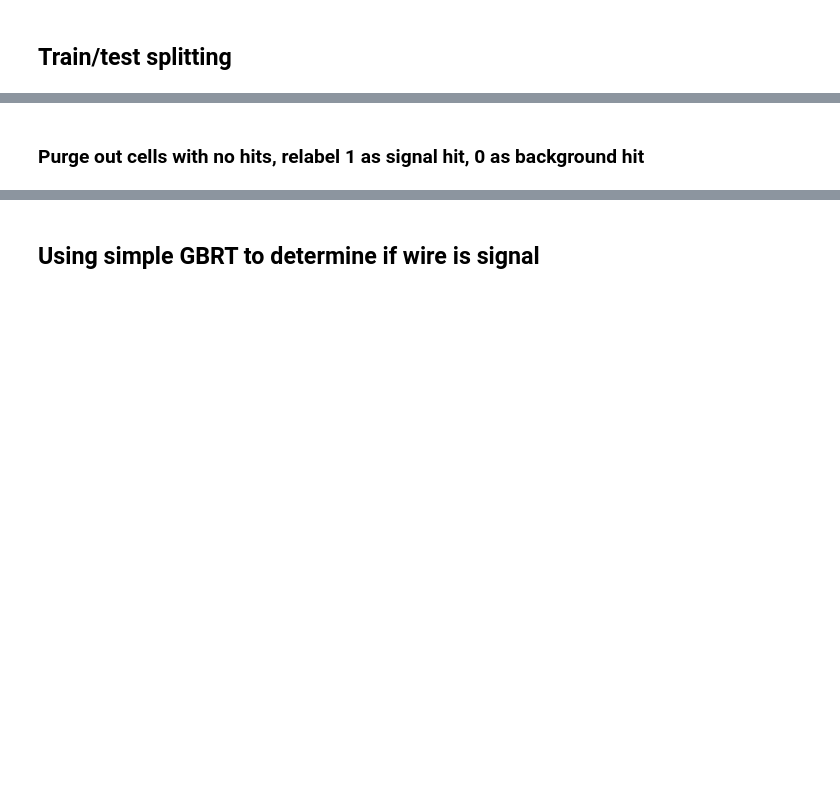
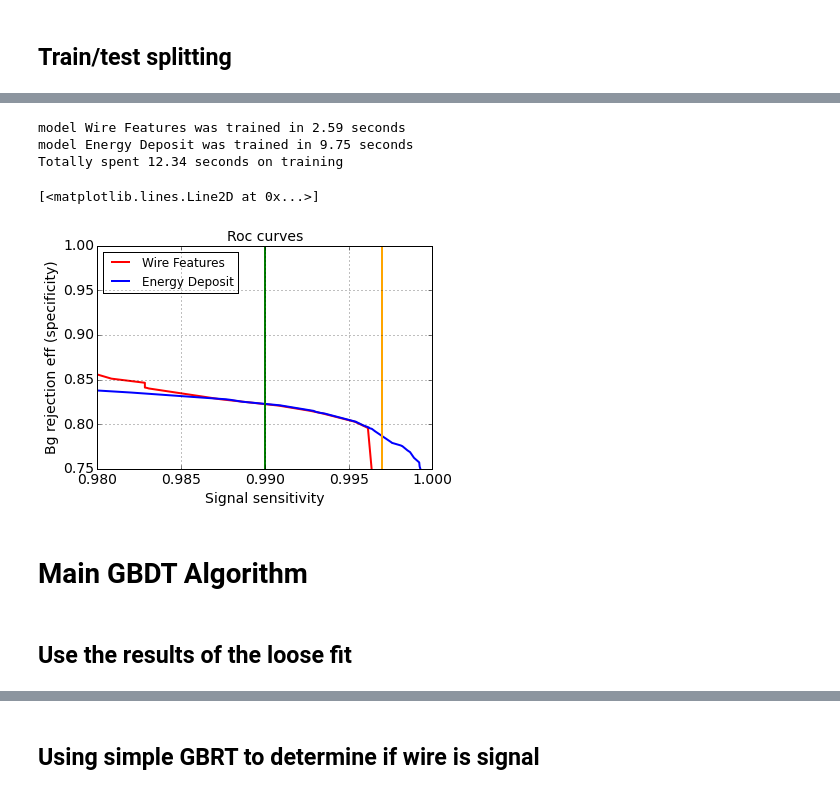
Before and after one commit to ewengillies/track-finding-yandex, a Jupyter notebook: notebooks/LocalBasedFiltering.ipynb, the cells around one changed output, grey strips where cells are left out. Drawn from its saved outputs; the diff is of its cells as text; code cells hidden in the pictures; blank space fills up the shorter version.

```diff
--- a/notebooks/LocalBasedFiltering.ipynb
+++ b/notebooks/LocalBasedFiltering.ipynb
@@ -98,0 +138,19 @@ train_data, test_data = data[train_events].reshape(-1, n_feats), data[test_event
+# %%
+# Train the classifier
+factory.fit(wire_trn_data, wire_trn_data['labels'])
+pass
+# %% [output]
+model Wire Features was trained in 2.59 seconds
+model Energy Deposit was trained in 9.75 seconds
+Totally spent 12.34 seconds on training
+# %%
+# Test the classifier
+wire_predictions = factory.test_on(wire_tst_data, wire_tst_data['labels'])
+# %%
+roc = wire_predictions.roc()
+roc.plot(xlim=[0.98,1.], ylim=[0.75,1.])
+plt.plot([.99, .99], [0.75, 1.], 'k-', lw=2,  c='g' )
+plt.plot([.997, .997], [0.75, 1.], 'k-', lw=2,c='orange')
+# %% [output]
+[<matplotlib.lines.Line2D at 0x...>]
+[figure, added]
@@ -99 +182,3 @@ train_data, test_data = data[train_events].reshape(-1, n_feats), data[test_event
+# %% [markdown]
+# Main GBDT Algorithm
 # %%
@@ -104,2 +190,2 @@ test_data_orig = test_data
-# %% [markdown]
-### Purge out cells with no hits, relabel 1 as signal hit, 0 as background hit
+# %% [markdown]
+## Use the results of the loose fit
```
Also changed, not shown: parts of 80 cells of this notebook, 1 other file.
